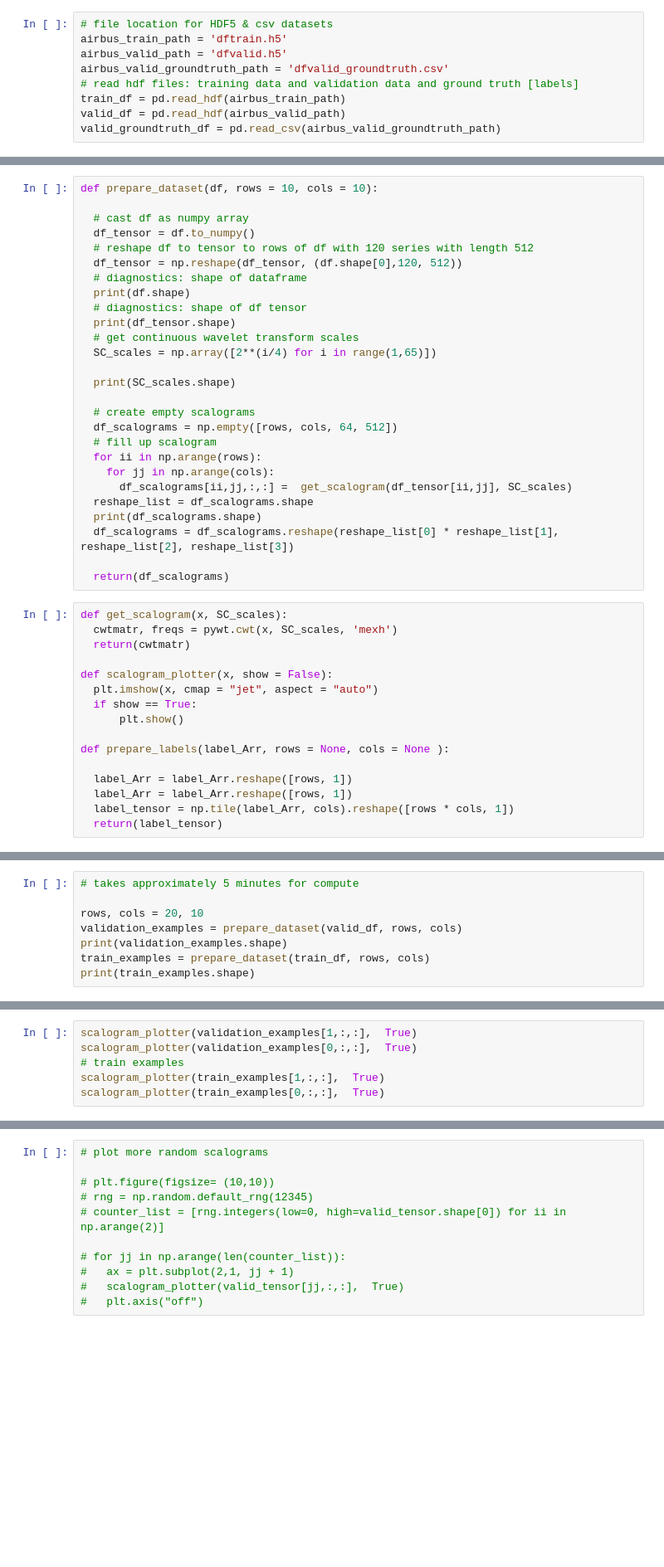
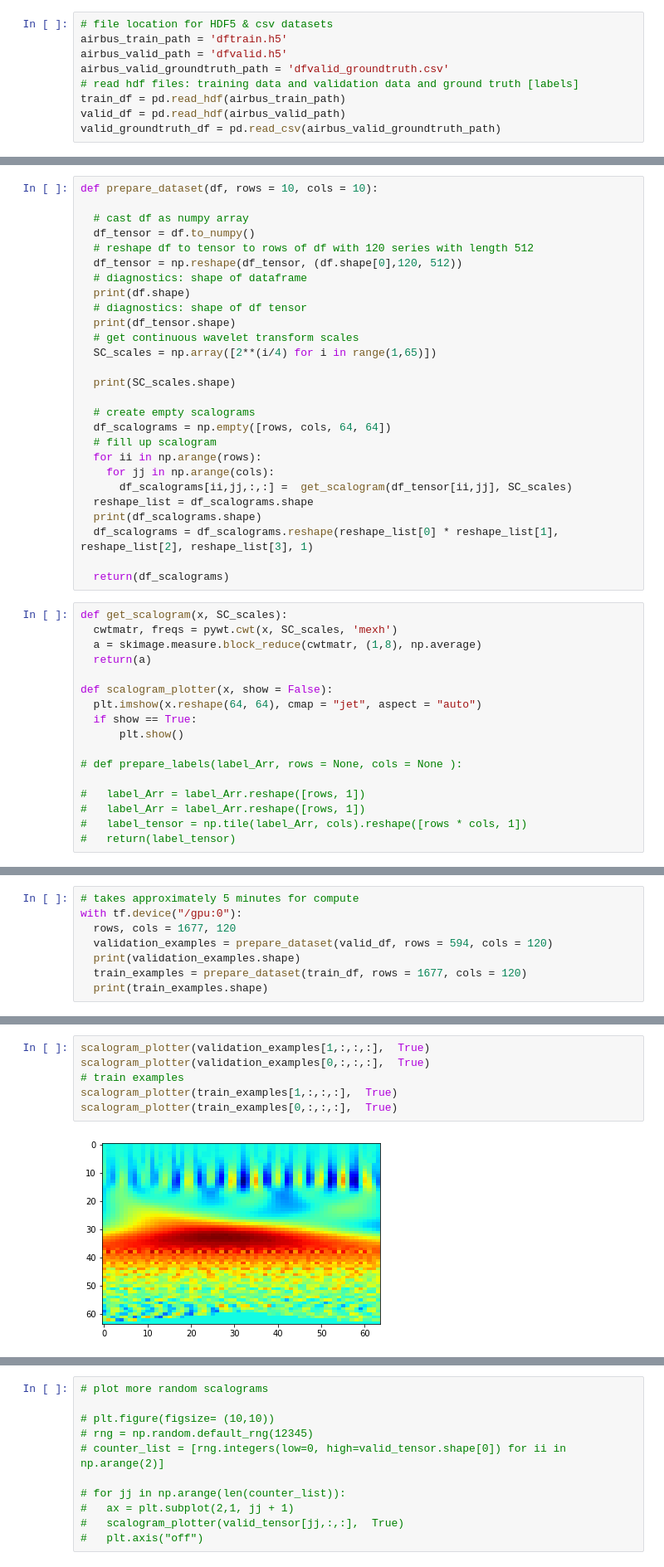
Before and after one commit to ormorteey/STA-237-Time-Series, a Jupyter notebook: EDA_&_Scalogram_STA_237_Project_[Time_Series_Anomaly_Detection_Using_Computer_Vision].ipynb, the cells around one changed output, grey strips where cells are left out. Shown: that part at 83% size. Drawn from its saved outputs; the diff is of its cells as text; blank space fills up the shorter version.

```diff
--- a/EDA_&_Scalogram_STA_237_Project_[Time_Series_Anomaly_Detection_Using_Computer_Vision].ipynb
+++ b/EDA_&_Scalogram_STA_237_Project_[Time_Series_Anomaly_Detection_Using_Computer_Vision].ipynb
@@ -73,29 +62,30 @@ def prepare_dataset(df, rows = 10, cols = 10):
   print(SC_scales.shape)
 
   # create empty scalograms
-  df_scalograms = np.empty([rows, cols, 64, 512])
+  df_scalograms = np.empty([rows, cols, 64, 64])
   # fill up scalogram
   for ii in np.arange(rows):
     for jj in np.arange(cols):
       df_scalograms[ii,jj,:,:] =  get_scalogram(df_tensor[ii,jj], SC_scales)
   reshape_list = df_scalograms.shape
   print(df_scalograms.shape)
-  df_scalograms = df_scalograms.reshape(reshape_list[0] * reshape_list[1], reshape_list[2], reshape_list[3])
+  df_scalograms = df_scalograms.reshape(reshape_list[0] * reshape_list[1], reshape_list[2], reshape_list[3], 1)
 
   return(df_scalograms)
 # %%
 def get_scalogram(x, SC_scales):
   cwtmatr, freqs = pywt.cwt(x, SC_scales, 'mexh')
-  return(cwtmatr)
+  a = skimage.measure.block_reduce(cwtmatr, (1,8), np.average)
+  return(a)
 
 def scalogram_plotter(x, show = False):
-  plt.imshow(x, cmap = "jet", aspect = "auto")
+  plt.imshow(x.reshape(64, 64), cmap = "jet", aspect = "auto")
   if show == True:
       plt.show()
 
-def prepare_labels(label_Arr, rows = None, cols = None ):
+# def prepare_labels(label_Arr, rows = None, cols = None ):
 
-  label_Arr = label_Arr.reshape([rows, 1])
-  label_Arr = label_Arr.reshape([rows, 1])
-  label_tensor = np.tile(label_Arr, cols).reshape([rows * cols, 1])
-  return(label_tensor)
+#   label_Arr = label_Arr.reshape([rows, 1])
+#   label_Arr = label_Arr.reshape([rows, 1])
+#   label_tensor = np.tile(label_Arr, cols).reshape([rows * cols, 1])
+#   return(label_tensor)
@@ -102,8 +98,8 @@ def prepare_labels(label_Arr, rows = None, cols = None ):
 # %%
 # takes approximately 5 minutes for compute
-
-rows, cols = 20, 10
-validation_examples = prepare_dataset(valid_df, rows, cols)
-print(validation_examples.shape)
-train_examples = prepare_dataset(train_df, rows, cols)
-print(train_examples.shape)
+with tf.device("/gpu:0"):
+  rows, cols = 1677, 120
+  validation_examples = prepare_dataset(valid_df, rows = 594, cols = 120)
+  print(validation_examples.shape)
+  train_examples = prepare_dataset(train_df, rows = 1677, cols = 120)
+  print(train_examples.shape)
@@ -110,6 +112,8 @@ print(train_examples.shape)
 # %%
-scalogram_plotter(validation_examples[1,:,:],  True)
-scalogram_plotter(validation_examples[0,:,:],  True)
+scalogram_plotter(validation_examples[1,:,:,:],  True)
+scalogram_plotter(validation_examples[0,:,:,:],  True)
 # train examples
-scalogram_plotter(train_examples[1,:,:],  True)
-scalogram_plotter(train_examples[0,:,:],  True)
+scalogram_plotter(train_examples[1,:,:,:],  True)
+scalogram_plotter(train_examples[0,:,:,:],  True)
+# %% [output]
+[figure, added]
```
Also changed, not shown: parts of 29 cells of this notebook.
